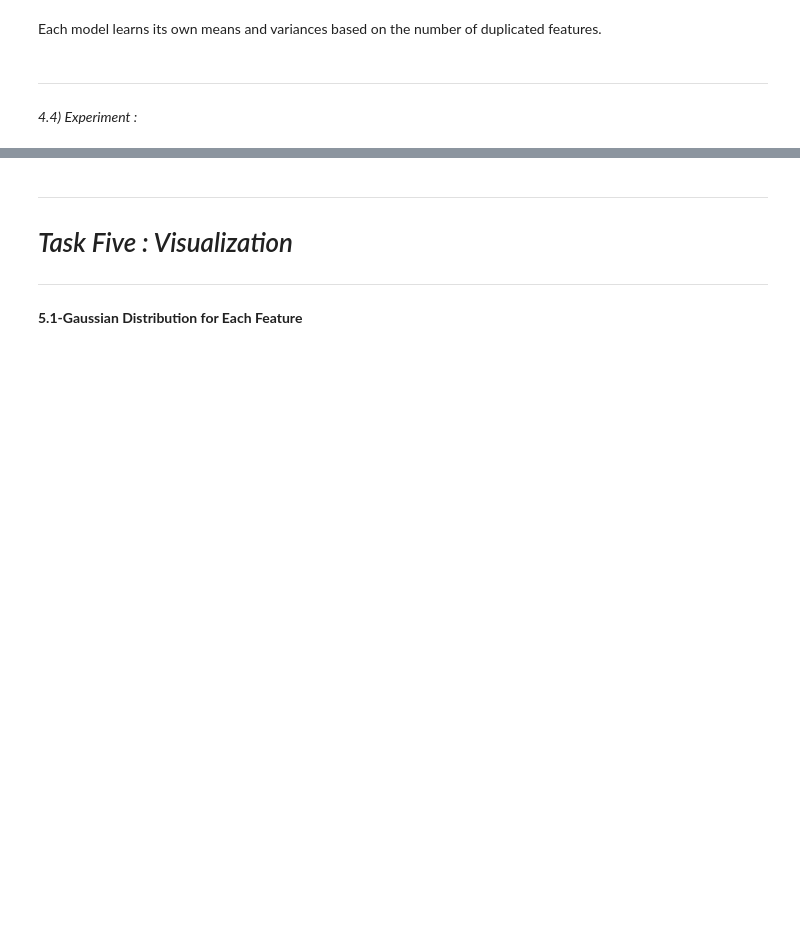
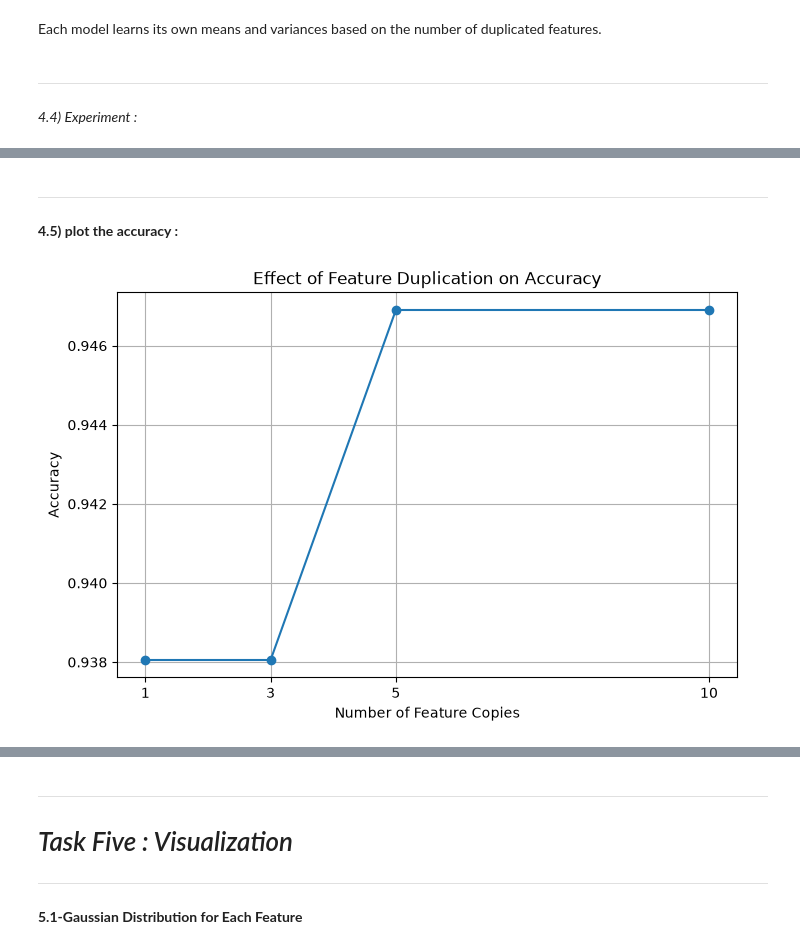
Before and after one commit to naglaamohamed1486-droid/Cola_machine, a Jupyter notebook: GNB_20240626_20242100.ipynb, the cells around one changed output, grey strips where cells are left out. Cells and saved outputs as stored; diff of their text form; code cells hidden in the pictures; blank space fills up the shorter version.

```diff
--- a/GNB_20240626_20242100.ipynb
+++ b/GNB_20240626_20242100.ipynb
@@ -576,0 +609,24 @@ print(results)
+# %%
+results = {
+    "copies": [],
+    "accuracy": [],
+    "avg_confidence": []
+}
+
+for n in copies_list:
+
+    X_train_dup, X_test_dup = duplicated_datasets[n]
+
+    y_pred = models[n].predict(X_test_dup)
+    y_proba = models[n].predict_proba(X_test_dup)
+
+    accuracy = np.mean(y_pred == y_test)
+
+    avg_confidence = np.mean(np.max(y_proba, axis=1))
+    results["copies"].append(n)
+    results["accuracy"].append(accuracy)
+    results["avg_confidence"].append(avg_confidence)
+
+    print(f"\nNumber of copies: {n}")
+    print(f"Accuracy: {accuracy:.4f}")
+    print(f"Average confidence: {avg_confidence:.4f}")
@@ -576,0 +649,15 @@ print(results)
+# %% [markdown]
+---
+**4.5) plot the accuracy :**
+# %%
+import matplotlib.pyplot as plot
+plot.figure(figsize=(8,5))
+plot.plot(results["copies"],results["accuracy"],marker="o")
+plot.xlabel("Number of Feature Copies")
+plot.ylabel("Accuracy")
+plot.title("Effect of Feature Duplication on Accuracy")
+plot.xticks(results["copies"])
+plot.grid(True)
+plot.show()
+# %% [output]
+[figure, added]
```
Also changed, not shown: parts of 41 cells of this notebook.
